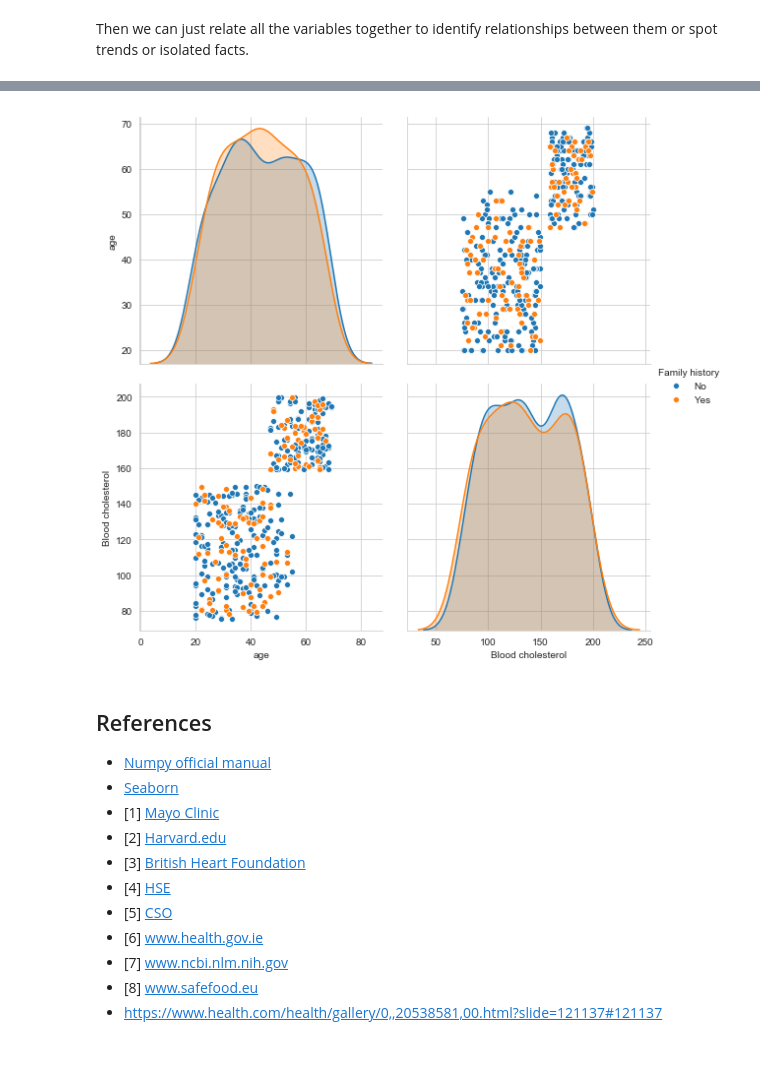
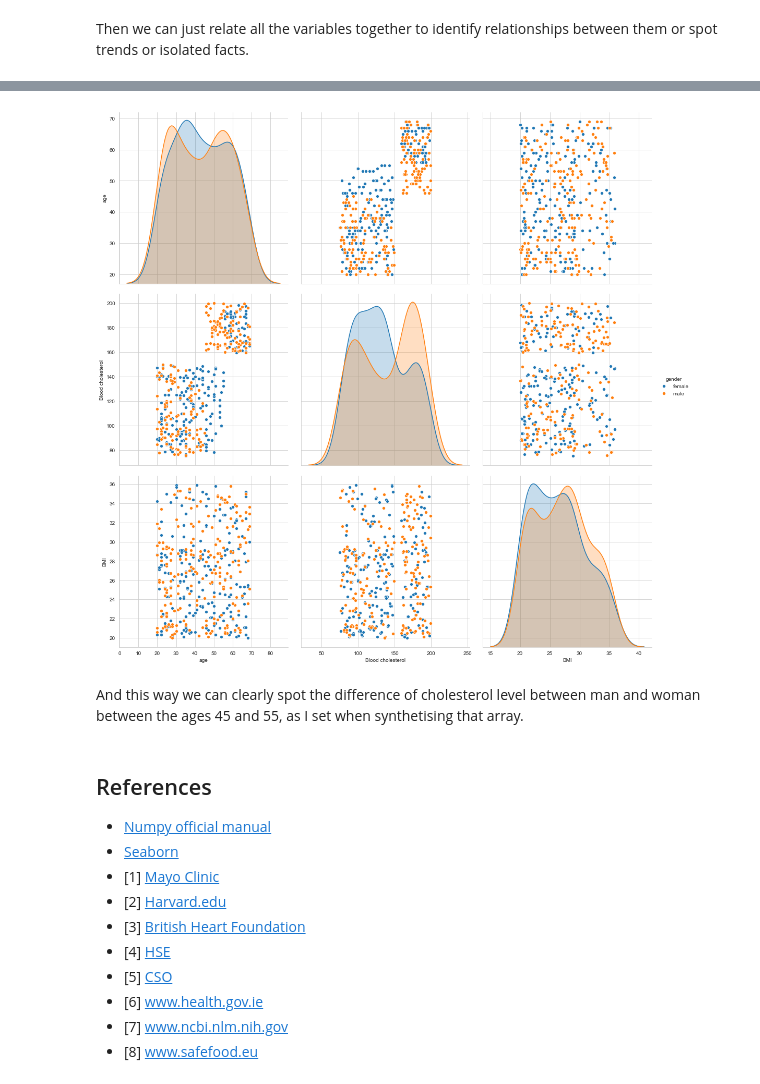
Before and after one commit to Carloselrecharlie/Project-Programming-for-DA, a Jupyter notebook: Synthesis of a data set.ipynb, the cells around one changed output, grey strips where cells are left out. Cells and saved outputs as stored; diff of their text form; code cells hidden in the pictures; blank space fills up the shorter version.

```diff
--- a/Synthesis of a data set.ipynb
+++ b/Synthesis of a data set.ipynb
@@ -340,9 +352,12 @@ Then we can just relate all the variables together to identify relationships bet
 # %%
-finalDS = pd.DataFrame({'age': age, 'gender': gender, 'Family history': fHist, 'Blood cholesterol': bloodChol, 'Tobacco consumption': smokers})
-sns.pairplot(finalDS, hue="Family history", height=4)
+finalDS = pd.DataFrame({'age': age, 'gender': gender, 'Family history': fHist, 'Blood cholesterol': bloodChol, 'Tobacco consumption': smokers, 'BMI': BMI})
+# with height we can set the size of the plots, the higher the number, the bigger the plots
+sns.pairplot(finalDS, hue='gender', height=5)
 plt.show()
 # %% [output]
-[figure, old version]
+[figure, new version]
+# %% [markdown]
+And this way we can clearly spot the difference of cholesterol level between man and woman between the ages 45 and 55, as I set when synthetising that array.
 # %% [markdown]
 ## References
 - [Numpy official manual](https://docs.scipy.org/doc/numpy/index.html)
@@ -355,4 +370,3 @@ plt.show()
 - [6] [www.health.gov.ie](https://health.gov.ie/healthy-ireland/tobacco/smoking-prevalence-rates/)
 - [7] [www.ncbi.nlm.nih.gov](https://www.ncbi.nlm.nih.gov/pubmed/29490333)
 - [8] [www.safefood.eu](https://www.safefood.eu/SafeFood/media/SafeFoodLibrary/Documents/Professional/Nutrition/Adult-and-children-obesity-trends-ROI.pdf)
-- https://www.health.com/health/gallery/0,,20538581,00.html?slide=121137#121137
```
Also changed, not shown: parts of 18 cells of this notebook, 1 other file.
